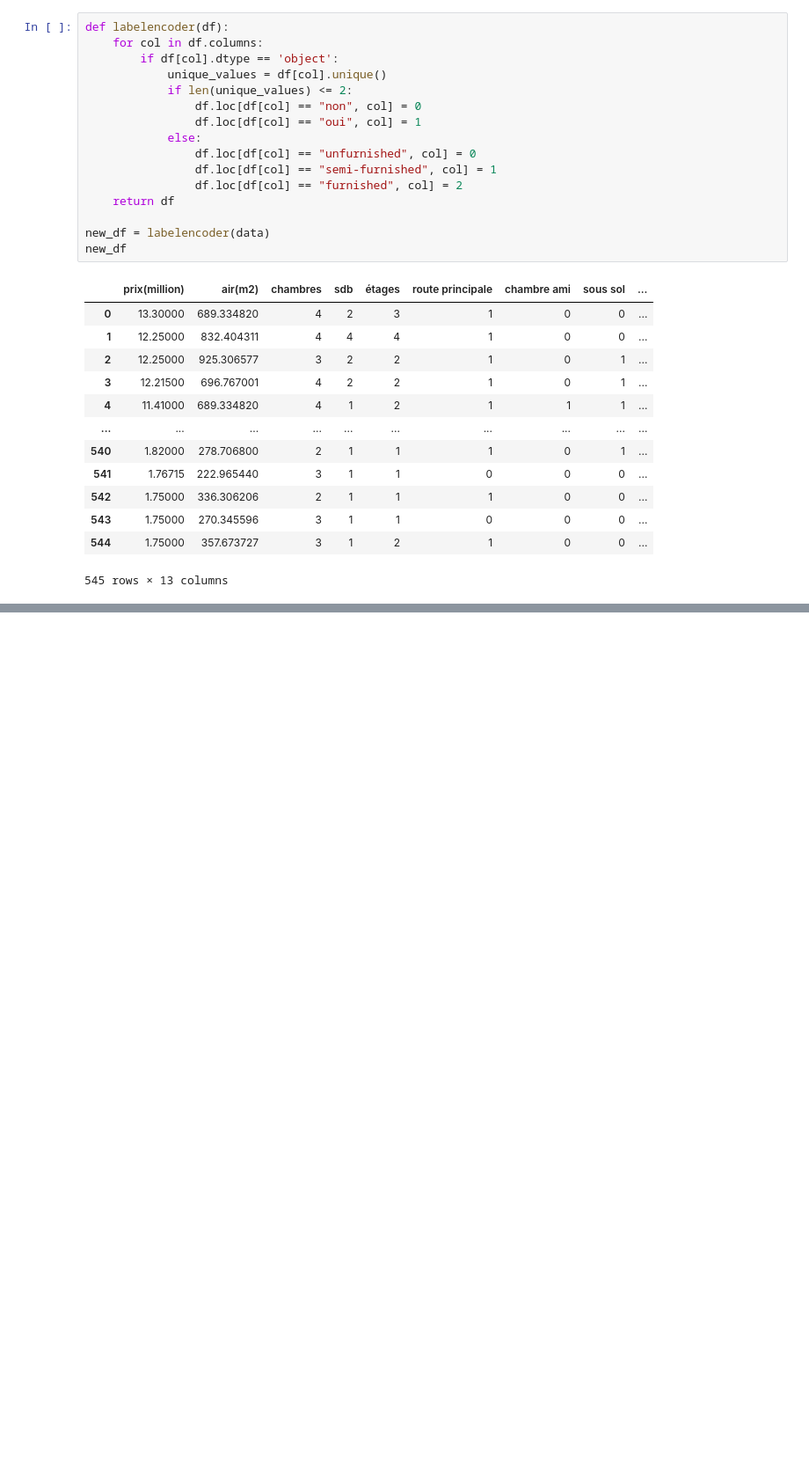
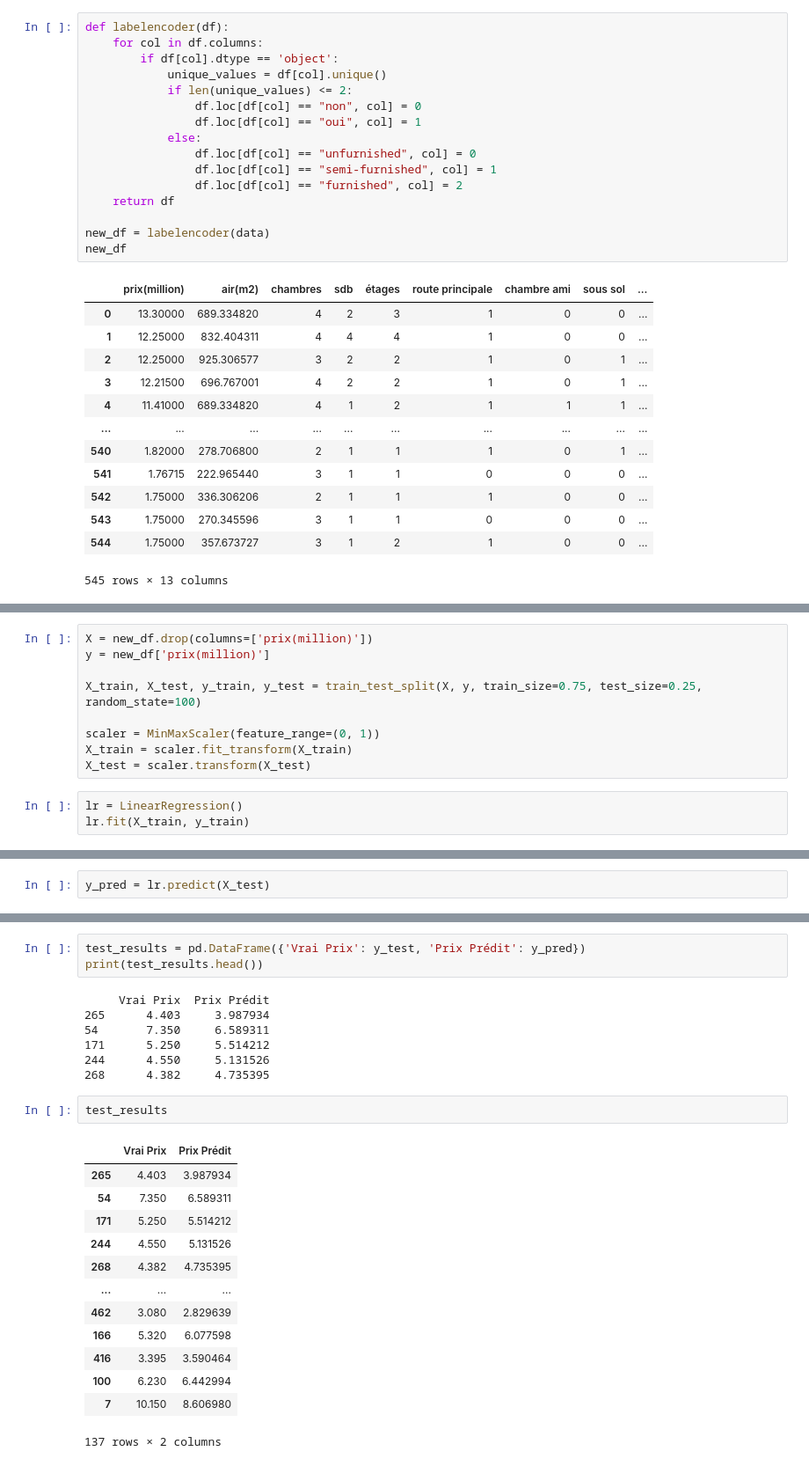
Before and after one commit to HaDock404/api-housing-prices, a Jupyter notebook: analysis/notebook.ipynb, the cells around one changed output, grey strips where cells are left out. Shown at 88% size. Drawn from its saved outputs; the diff is of its cells as text; blank space fills up the shorter version.

```diff
--- a/analysis/notebook.ipynb
+++ b/analysis/notebook.ipynb
@@ -382,0 +394,12 @@ new_df
+# %%
+X = new_df.drop(columns=['prix(million)'])
+y = new_df['prix(million)']
+
+X_train, X_test, y_train, y_test = train_test_split(X, y, train_size=0.75, test_size=0.25, random_state=100)
+
+scaler = MinMaxScaler(feature_range=(0, 1))
+X_train = scaler.fit_transform(X_train)
+X_test = scaler.transform(X_test)
+# %%
+lr = LinearRegression()
+lr.fit(X_train, y_train)
@@ -382,0 +408,2 @@ new_df
+# %%
+y_pred = lr.predict(X_test)
@@ -382,0 +421,26 @@ new_df
+# %%
+test_results = pd.DataFrame({'Vrai Prix': y_test, 'Prix Prédit': y_pred})
+print(test_results.head())
+# %% [output]
+     Vrai Prix  Prix Prédit
+265      4.403     3.987934
+54       7.350     6.589311
+171      5.250     5.514212
+244      4.550     5.131526
+268      4.382     4.735395
+# %%
+test_results
+# %% [output]
+|  | Vrai Prix | Prix Prédit |
+| 265 | 4.403 | 3.987934 |
+| 54 | 7.350 | 6.589311 |
+| 171 | 5.250 | 5.514212 |
+| 244 | 4.550 | 5.131526 |
+| 268 | 4.382 | 4.735395 |
+| ... | ... | ... |
+| 462 | 3.080 | 2.829639 |
+| 166 | 5.320 | 6.077598 |
+| 416 | 3.395 | 3.590464 |
+| 100 | 6.230 | 6.442994 |
+| 7 | 10.150 | 8.606980 |
+137 rows × 2 columns
```
Also changed, not shown: parts of 5 cells of this notebook.
